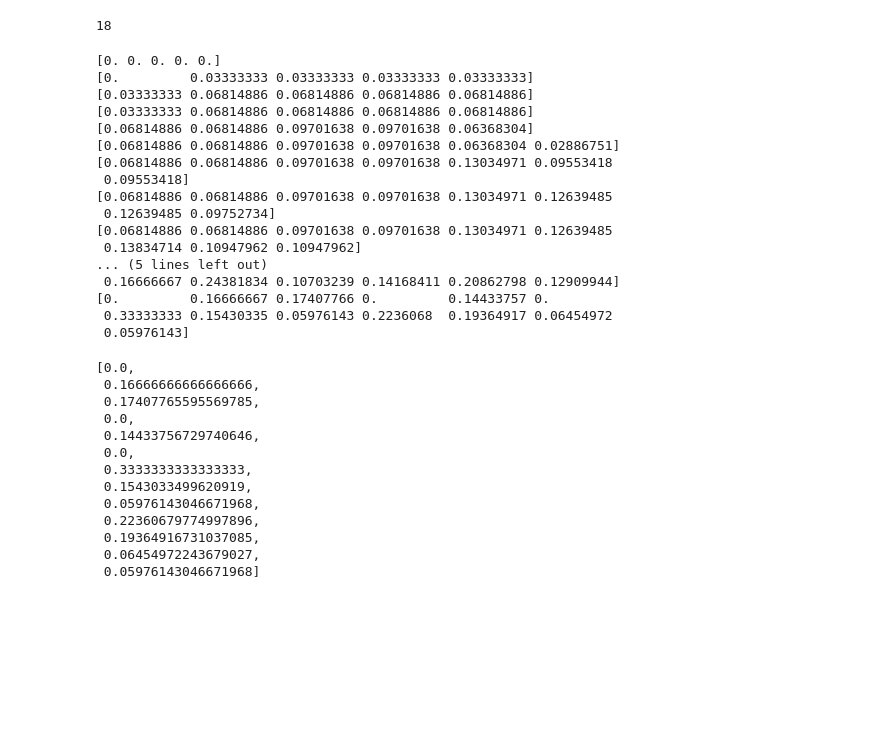
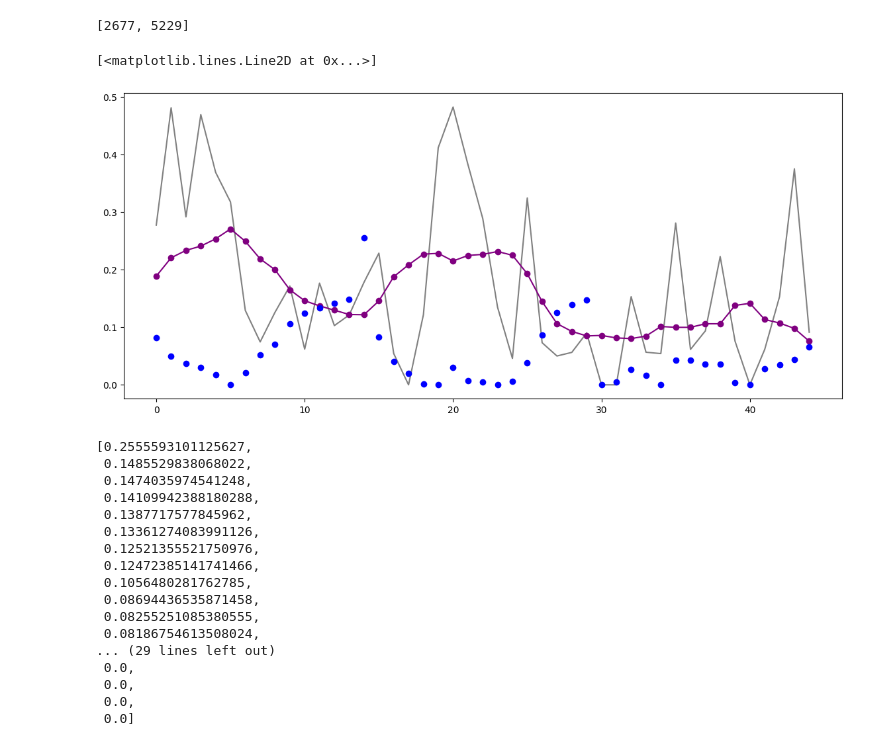
Before and after one commit to frumgiu/UniTO, a Jupyter notebook: EsercizioQuattro/text_segmentation.ipynb, the cells around one changed output. Cells and saved outputs as stored; diff of their text form; code cells hidden in the pictures; blank space fills up the shorter version.

```diff
--- a/EsercizioQuattro/text_segmentation.ipynb
+++ b/EsercizioQuattro/text_segmentation.ipynb
@@ -3,39 +5,40 @@ from fz_text_seg import tokenization, lexical_score
+# %%
+w_token = 20
+k_block = 10
 # %%
-text_tokens, unique_tokens, paragraphs = tokenization('corpus.txt', 13)
-len(text_tokens)
+text_tokens, unique_tokens, paragraphs = tokenization('corpus.txt', w_token)
+paragraphs
 # %% [output]
-18
+[2677, 5229]
 # %%
-lex_score = lexical_score(text_tokens, unique_tokens, 5)
-lex_score
+lex_score, lex_score_smooth = lexical_score(text_tokens, unique_tokens, k_block)
+depth_score = get_depth_score(lex_score_smooth)
-# %% [output]
-[0. 0. 0. 0. 0.]
-[0.         0.03333333 0.03333333 0.03333333 0.03333333]
-[0.03333333 0.06814886 0.06814886 0.06814886 0.06814886]
-[0.03333333 0.06814886 0.06814886 0.06814886 0.06814886]
-[0.06814886 0.06814886 0.09701638 0.09701638 0.06368304]
-[0.06814886 0.06814886 0.09701638 0.09701638 0.06368304 0.02886751]
-[0.06814886 0.06814886 0.09701638 0.09701638 0.13034971 0.09553418
- 0.09553418]
-[0.06814886 0.06814886 0.09701638 0.09701638 0.13034971 0.12639485
- 0.12639485 0.09752734]
-[0.06814886 0.06814886 0.09701638 0.09701638 0.13034971 0.12639485
- 0.13834714 0.10947962 0.10947962]
-... (5 lines left out)
- 0.16666667 0.24381834 0.10703239 0.14168411 0.20862798 0.12909944]
-[0.         0.16666667 0.17407766 0.         0.14433757 0.
- 0.33333333 0.15430335 0.05976143 0.2236068  0.19364917 0.06454972
- 0.05976143]
-[0.0,
- 0.16666666666666666,
- 0.17407765595569785,
- 0.0,
- 0.14433756729740646,
- 0.0,
- 0.3333333333333333,
- 0.1543033499620919,
- 0.05976143046671968,
- 0.22360679774997896,
- 0.19364916731037085,
- 0.06454972243679027,
- 0.05976143046671968]
+# %%
+fig, ax = plt.subplots(figsize=(14, 6))
+
+ax.plot(np.arange(0, len(lex_score)), lex_score, '-', color='grey')
+ax.plot(np.arange(0, len(lex_score_smooth)), lex_score_smooth, '-o', color='purple')
+ax.plot(np.arange(0, len(depth_score)), depth_score, 'o', color='blue')
+# %% [output]
+[<matplotlib.lines.Line2D at 0x...>]
+[figure, added]
+# %%
+find_boundaries(lex_score_smooth, 2)
+# %% [output]
+[0.2555593101125627,
+ 0.1485529838068022,
+ 0.1474035974541248,
+ 0.14109942388180288,
+ 0.1387717577845962,
+ 0.13361274083991126,
+ 0.12521355521750976,
+ 0.12472385141741466,
+ 0.1056480281762785,
+ 0.08694436535871458,
+ 0.08255251085380555,
+ 0.08186754613508024,
+... (29 lines left out)
+ 0.0,
+ 0.0,
+ 0.0,
+ 0.0]
```
Also changed, not shown: parts of 1 cell of this notebook, 2 other files.
